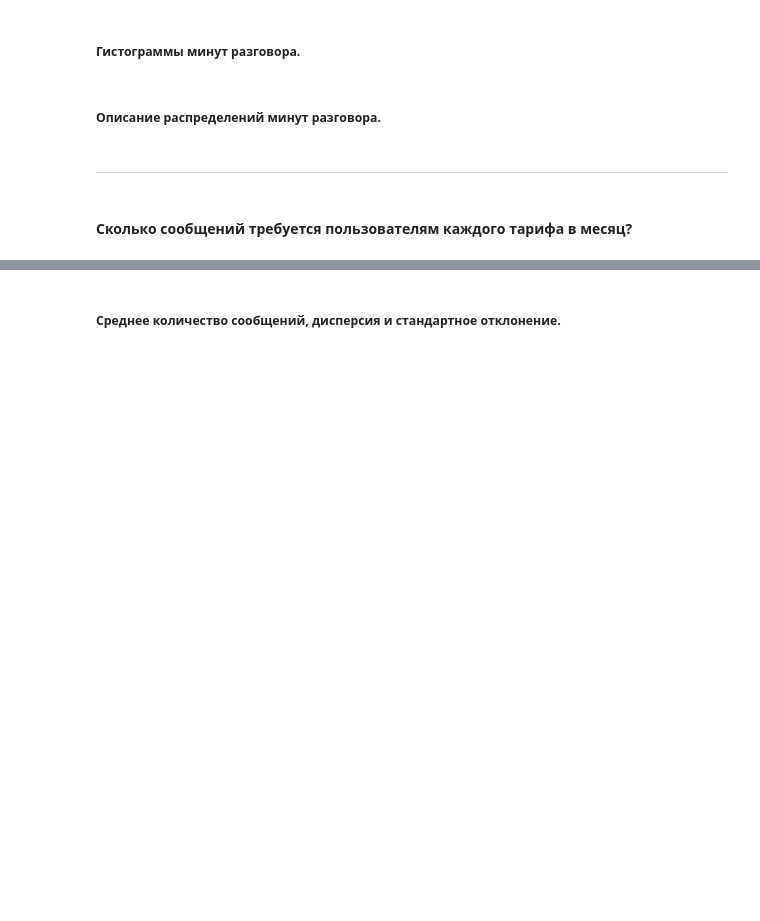
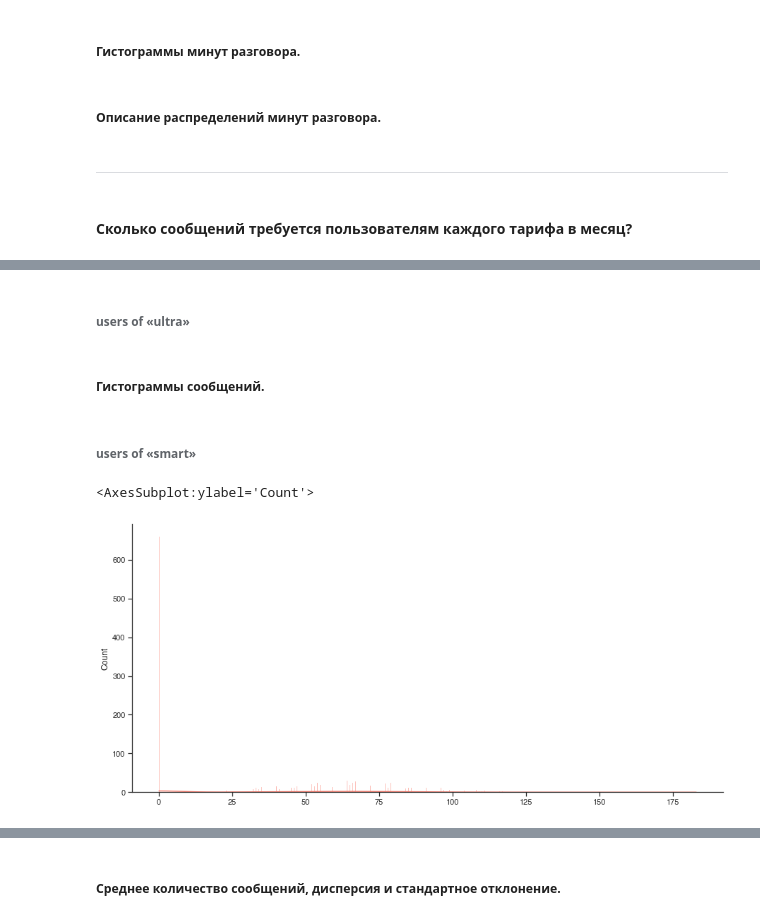
Before and after one commit to zabelin-ds/practicum, a Jupyter notebook: 04_project/megaline_00.ipynb, the cells around one changed output, grey strips where cells are left out. Drawn from its saved outputs; the diff is of its cells as text; code cells hidden in the pictures; blank space fills up the shorter version.

```diff
--- a/04_project/megaline_00.ipynb
+++ b/04_project/megaline_00.ipynb
@@ -856,0 +1112,12 @@ Name: spend_monthly, dtype: object
+# %%
+sm_sms_arr = []
+
+user_profit.loc[users_of_smart_gt_month
+        , 'messages_monthly'
+    ].apply(
+        lambda sms: sm_sms_arr.extend(sms)
+)
+
+sm_sms_monthly = pd.Series(data=sm_sms_arr, dtype=int)
+# %% [markdown]
+###### users of «ultra»
@@ -856,0 +1134,15 @@ Name: spend_monthly, dtype: object
+# %% [markdown]
+##### Гистограммы сообщений.
+# %% [markdown]
+###### users of «smart»
+# %%
+_, sm = plt.subplots(figsize=(15, 7))
+sns.histplot(sm_sms_arr,
+             bins=int(len(sm_sms_arr)),
+             color='salmon',
+             kde=True,
+             ax=sm,
+             )
+# %% [output]
+<AxesSubplot:ylabel='Count'>
+[figure, added]
```
Also changed, not shown: parts of 86 cells of this notebook.
